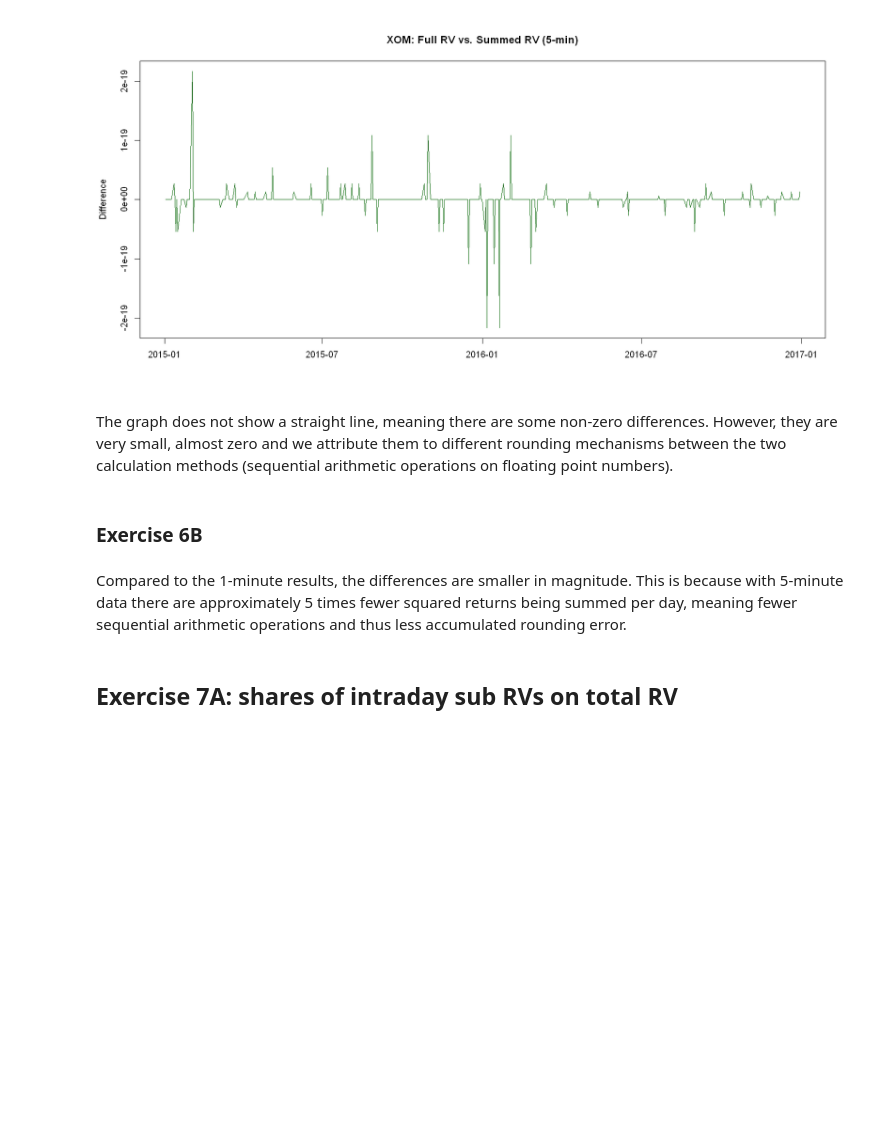
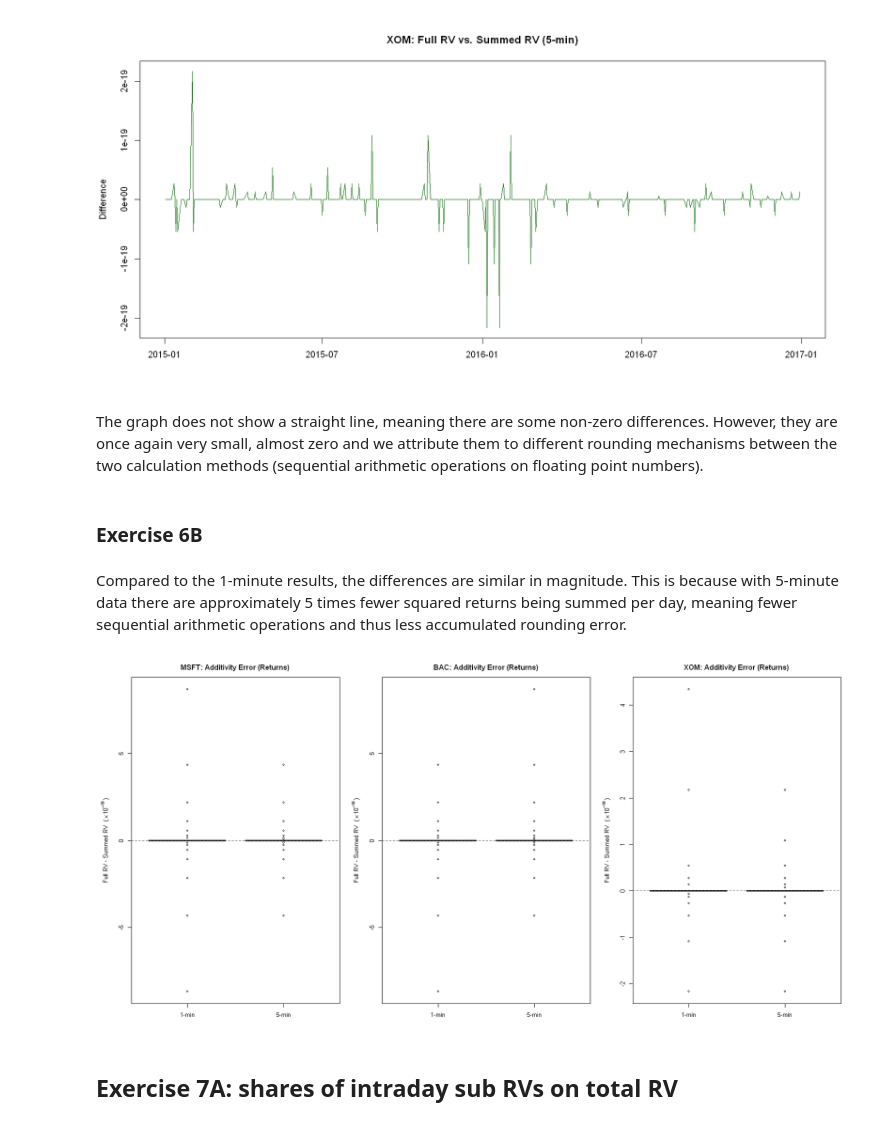
Before and after one commit to ahojdobryden/FiCox, a Jupyter notebook: HA3/HW3.ipynb, the cells around one changed output. Drawn from its saved outputs; the diff is of its cells as text; code cells hidden in the pictures; blank space fills up the shorter version.

Commit message:
almost done

```diff
--- a/HA3/HW3.ipynb
+++ b/HA3/HW3.ipynb
@@ -1259,11 +1327,34 @@ Max Difference : 2.168404e-19
 Min Difference : -2.168404e-19
 [figure]
 # %% [markdown]
-The graph does not show a straight line, meaning there are some non-zero differences. However, they are very small, almost zero and we attribute them to different rounding mechanisms between the two calculation methods (sequential arithmetic operations on floating point numbers).
+The graph does not show a straight line, meaning there are some non-zero differences. However, they are once again very small, almost zero and we attribute them to different rounding mechanisms between the two calculation methods (sequential arithmetic operations on floating point numbers).
 # %% [markdown]
 ### Exercise 6B
 # %% [markdown]
-Compared to the 1-minute results, the differences are smaller in magnitude. This is because with 5-minute data there are approximately 5 times fewer squared returns being summed per day, meaning fewer sequential arithmetic operations and thus less accumulated rounding error.
+Compared to the 1-minute results, the differences are similar in magnitude. This is because with 5-minute data there are approximately 5 times fewer squared returns being summed per day, meaning fewer sequential arithmetic operations and thus less accumulated rounding error.
+# %%
+par(mfrow = c(1, 3), mar = c(4, 5, 3, 1))
+
+stocks <- list(
+  list(name = "MSFT", d1 = msft_rv_diff, d5 = msft_rv_diff_5min),
+  list(name = "BAC",  d1 = bac_rv_diff,  d5 = bac_rv_diff_5min),
+  list(name = "XOM",  d1 = xom_rv_diff,  d5 = xom_rv_diff_5min)
+)
+for (s in stocks) {
+  v1   <- as.numeric(s$d1) * 1e19
+  v5   <- as.numeric(s$d5) * 1e19
+  ylim <- range(c(v1, v5), na.rm = TRUE)
+  if (diff(ylim) == 0) ylim <- ylim + c(-1, 1)
+
+  boxplot(list("1-min" = v1, "5-min" = v5),
+          col  = c("white", "gray70"),
+          main = paste0(s$name, ": Additivity Error (Returns)"),
+          ylab = expression("Full RV - Summed RV  (" %*% 10^{-19} ~ ")"),
+          ylim = ylim)
+  abline(h = 0, lty = 2, col = "gray40")
+}
+# %% [output]
+[figure, added]
 # %% [markdown]
 ## Exercise 7A: shares of intraday sub RVs on total RV
 # %%
```
Also changed, not shown: parts of 28 cells of this notebook.
